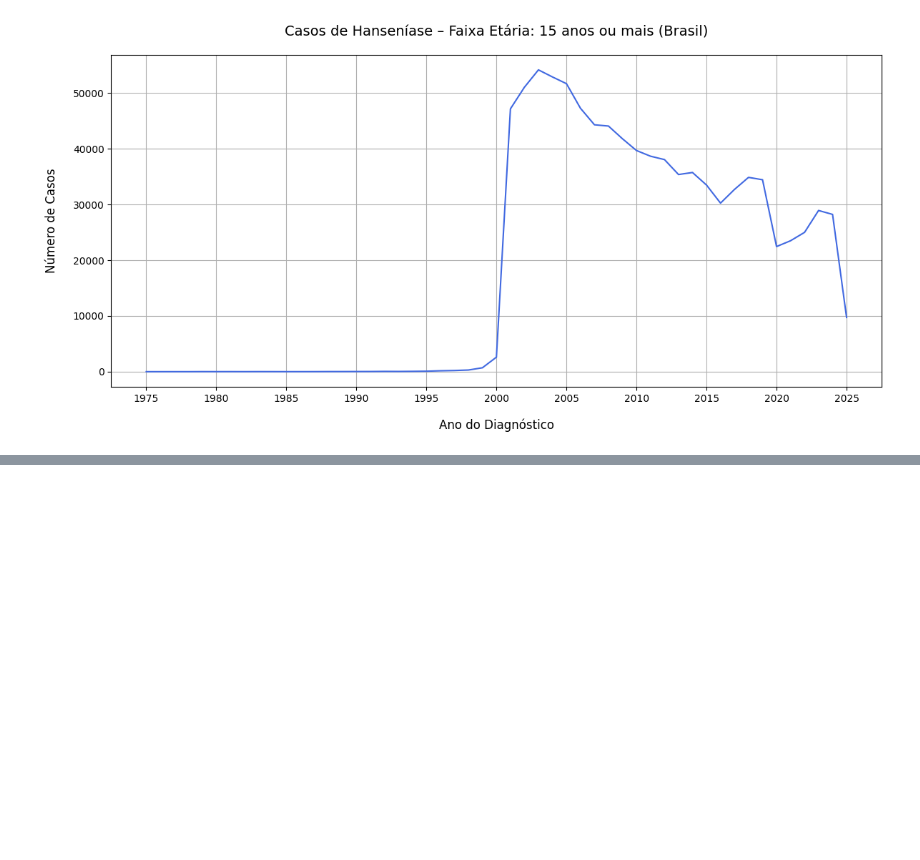
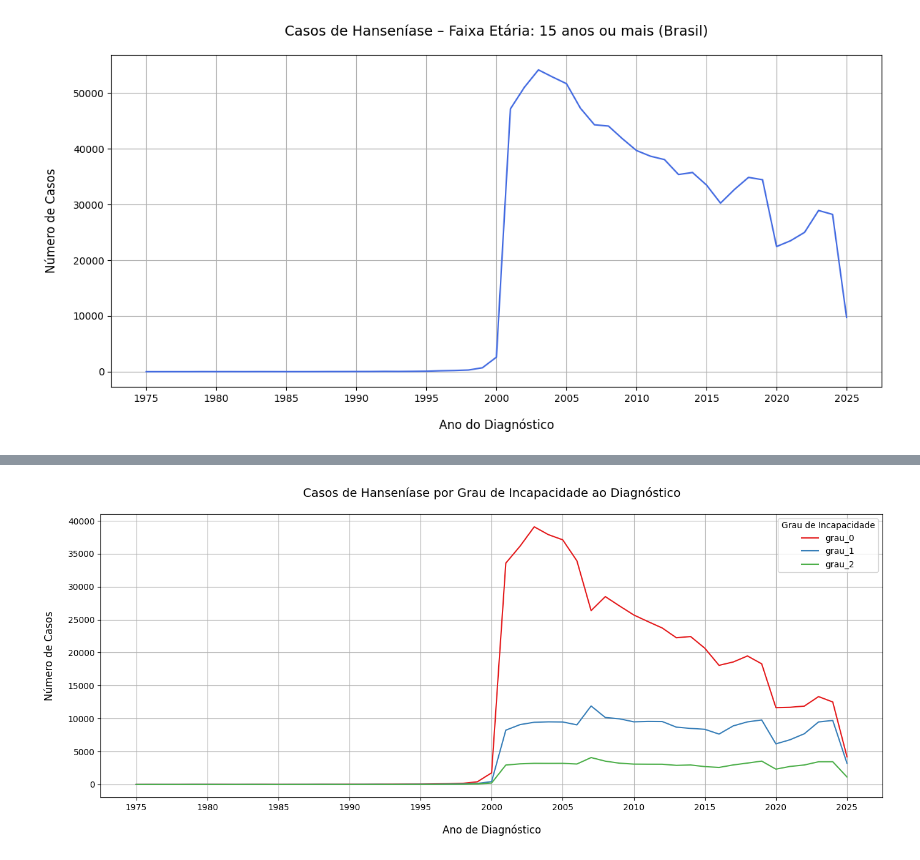
Before and after one commit to keyscarvalho/hanseniase_brasil, a Jupyter notebook: analises.ipynb, the cells around one changed output, grey strips where cells are left out. Cells and saved outputs as stored; diff of their text form; code cells hidden in the pictures; blank space fills up the shorter version.

```diff
--- a/analises.ipynb
+++ b/analises.ipynb
@@ -250,0 +299,25 @@ plt.tight_layout()
+# %%
+
+# visualização de casos por ano e grau de incapacidade
+plt.figure(figsize=(14, 6))
+
+sns.lineplot(
+    data=df_long,
+    x='ano_diagnostico',
+    y='casos',
+    hue='grau_incapacidade',
+    palette='Set1'
+)
+
+plt.title('Casos de Hanseníase por Grau de Incapacidade ao Diagnóstico', fontsize=14, pad=20)
+plt.xlabel('Ano de Diagnóstico', fontsize=12, labelpad=15)
+plt.ylabel('Número de Casos', fontsize=12, labelpad=15)
+plt.legend(title='Grau de Incapacidade')
+plt.grid(True)
+
+# Eixo X com anos de 5 em 5
+plt.gca().xaxis.set_major_locator(ticker.MultipleLocator(5))
+
+plt.tight_layout()
+# %% [output]
+[figure, added]
```
Also changed, not shown: parts of 11 cells of this notebook.
